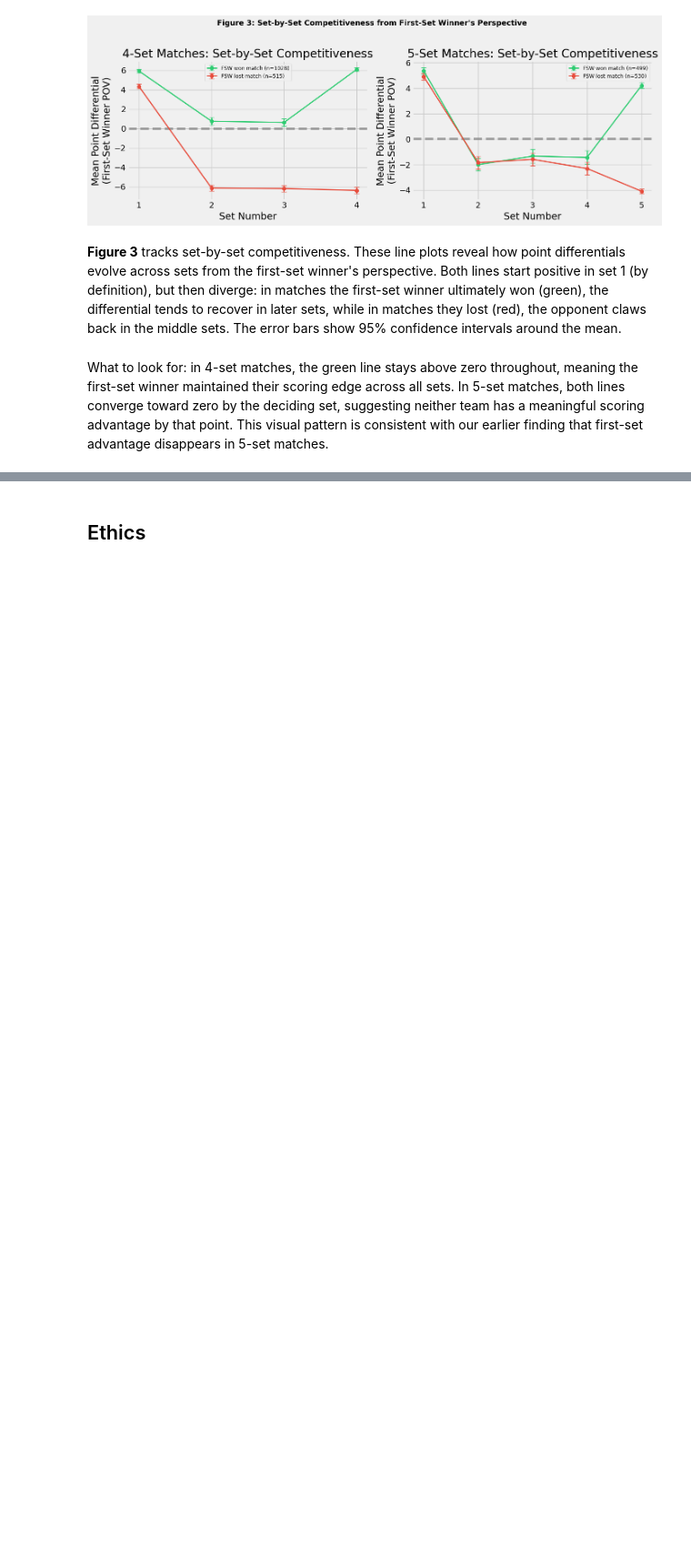
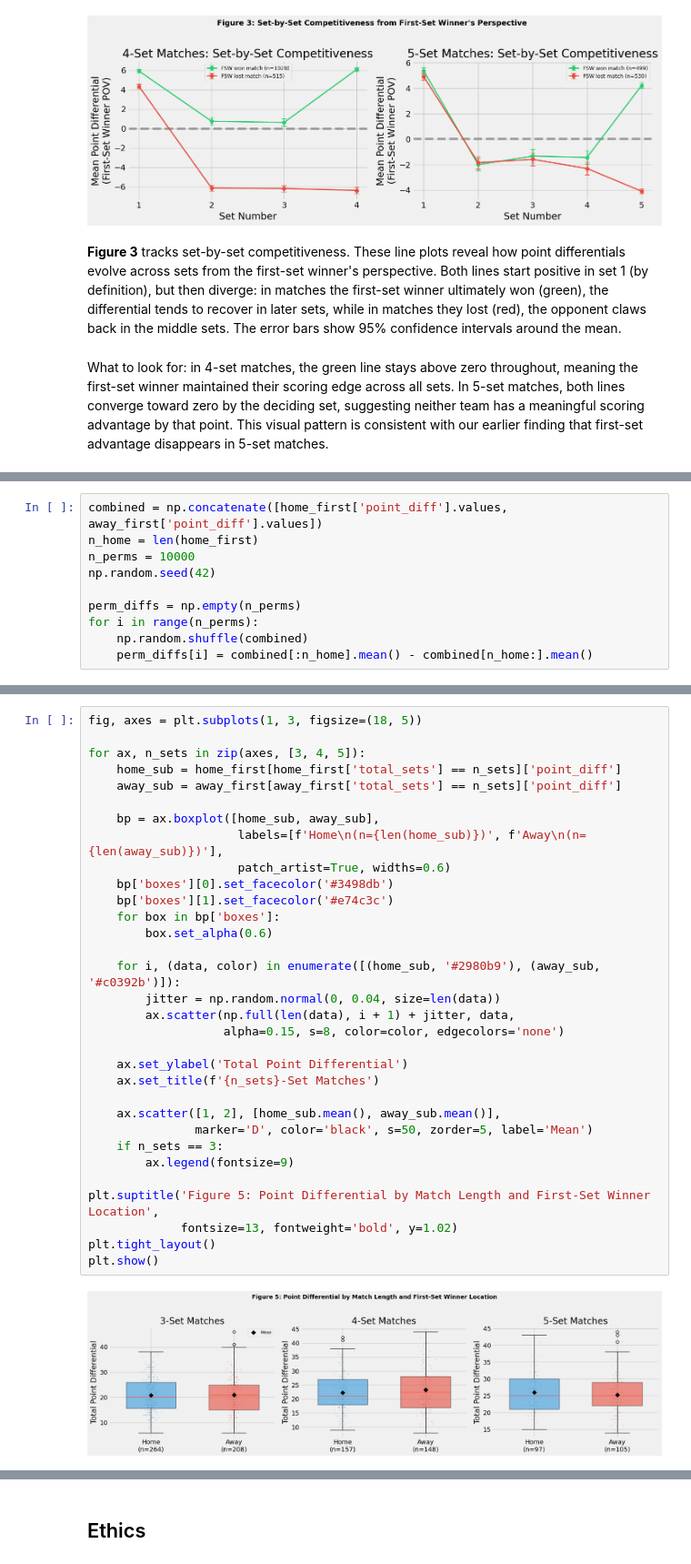
Before and after one commit to COGS108/Group028_WI26, a Jupyter notebook: 03-FinalProject.ipynb, the cells around one changed output, grey strips where cells are left out. Shown at 91% size. Cells and saved outputs as stored; diff of their text form; blank space fills up the shorter version.

```diff
--- a/03-FinalProject.ipynb
+++ b/03-FinalProject.ipynb
@@ -752,0 +785,10 @@ Some more words and stuff.  Remember notebooks work best if you interleave the c
+# %%
+combined = np.concatenate([home_first['point_diff'].values, away_first['point_diff'].values])
+n_home = len(home_first)
+n_perms = 10000
+np.random.seed(42)
+
+perm_diffs = np.empty(n_perms)
+for i in range(n_perms):
+    np.random.shuffle(combined)
+    perm_diffs[i] = combined[:n_home].mean() - combined[n_home:].mean()
@@ -752,0 +810,34 @@ Some more words and stuff.  Remember notebooks work best if you interleave the c
+# %%
+fig, axes = plt.subplots(1, 3, figsize=(18, 5))
+
+for ax, n_sets in zip(axes, [3, 4, 5]):
+    home_sub = home_first[home_first['total_sets'] == n_sets]['point_diff']
+    away_sub = away_first[away_first['total_sets'] == n_sets]['point_diff']
+
+    bp = ax.boxplot([home_sub, away_sub],
+                     labels=[f'Home\n(n={len(home_sub)})', f'Away\n(n={len(away_sub)})'],
+                     patch_artist=True, widths=0.6)
+    bp['boxes'][0].set_facecolor('#3498db')
+    bp['boxes'][1].set_facecolor('#e74c3c')
+    for box in bp['boxes']:
+        box.set_alpha(0.6)
+
+    for i, (data, color) in enumerate([(home_sub, '#2980b9'), (away_sub, '#c0392b')]):
+        jitter = np.random.normal(0, 0.04, size=len(data))
+        ax.scatter(np.full(len(data), i + 1) + jitter, data,
+                   alpha=0.15, s=8, color=color, edgecolors='none')
+
+    ax.set_ylabel('Total Point Differential')
+    ax.set_title(f'{n_sets}-Set Matches')
+
+    ax.scatter([1, 2], [home_sub.mean(), away_sub.mean()],
+               marker='D', color='black', s=50, zorder=5, label='Mean')
+    if n_sets == 3:
+        ax.legend(fontsize=9)
+
+plt.suptitle('Figure 5: Point Differential by Match Length and First-Set Winner Location',
+             fontsize=13, fontweight='bold', y=1.02)
+plt.tight_layout()
+plt.show()
+# %% [output]
+[figure, added]
```
Also changed, not shown: parts of 115 cells of this notebook.
